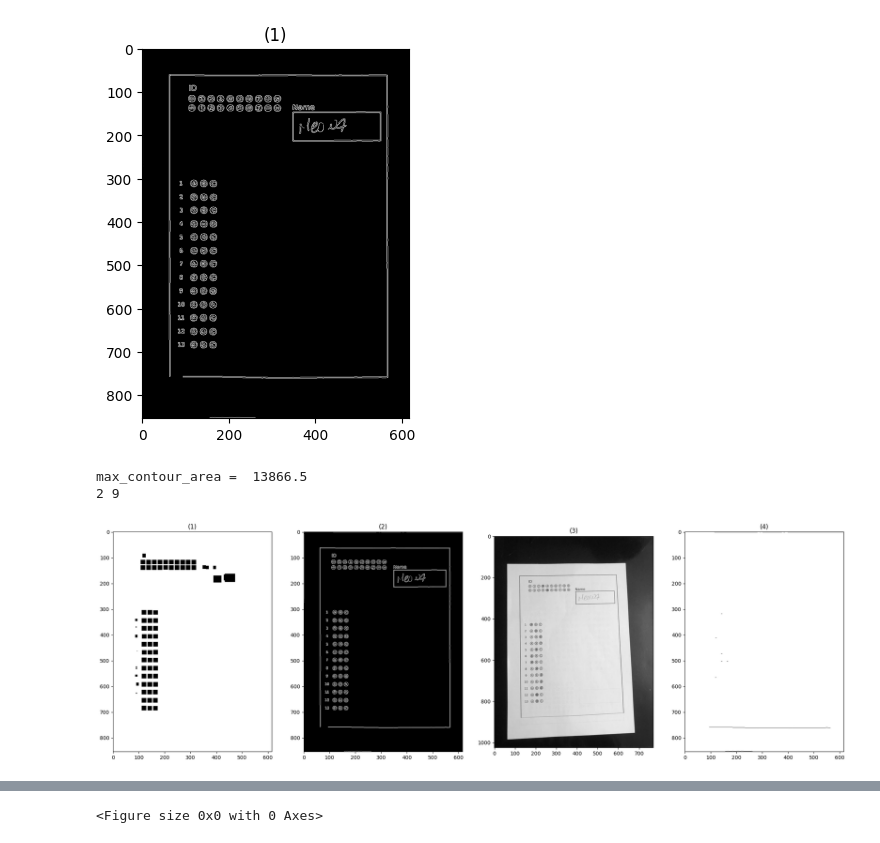
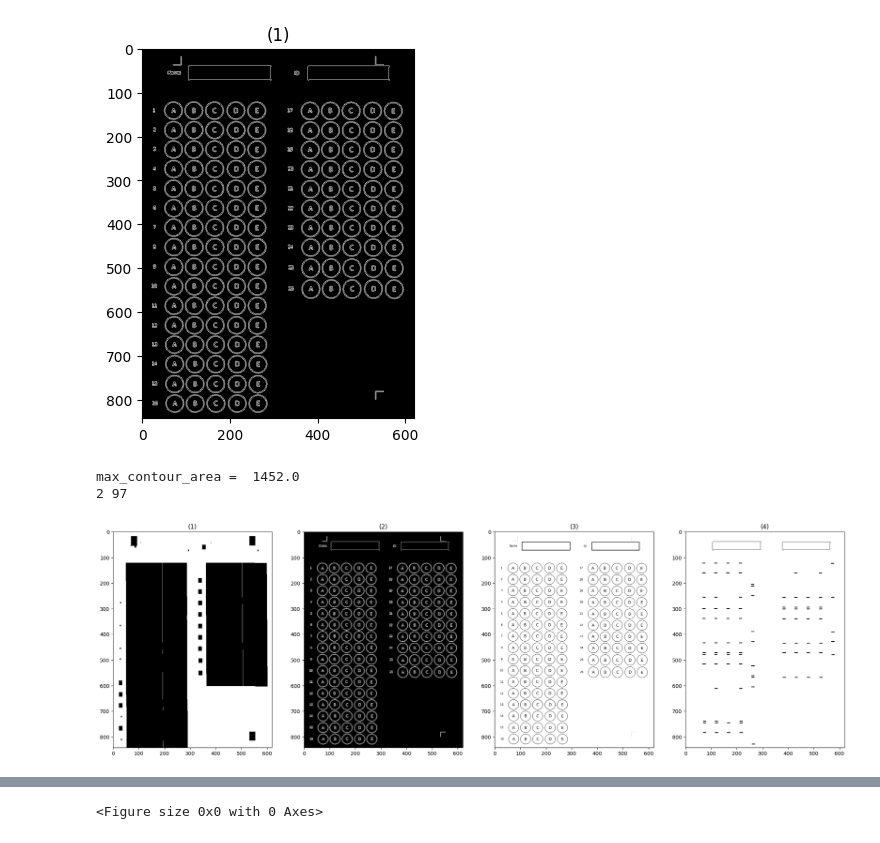
Before and after one commit to ZiadSheriif/Sa7a7LY, a Jupyter notebook: BubbleSheet/final.ipynb, the cells around one changed output, grey strips where cells are left out. Drawn from its saved outputs; the diff is of its cells as text; code cells hidden in the pictures.

```diff
--- a/BubbleSheet/final.ipynb
+++ b/BubbleSheet/final.ipynb
@@ -27,9 +27,9 @@ import pandas as pd
 # # read image 1.jpg
 # img = cv.imread('dataset/inputs/Five0.png',0)
 # read image 1.jpg
-img = cv.imread('dataset/1/4dc7740c-2781-49c5-8f91-bb59b4d92bc8.jpg',0) #
+# img = cv.imread('dataset/1/4dc7740c-2781-49c5-8f91-bb59b4d92bc8.jpg',0) #
 # img = cv.imread('dataset/1/IMG_6234.JPG',0)
-# img = cv.imread('dataset/Bubble_Data/2.jpg',0)
+img = cv.imread('dataset/Bubble_Data/Five.png',0)
 # colored_img = cv.imread('datasets/dataset_module1/01.jpg')
 # img = cv.imread('datasets/dataset_module1/11.jpg',0)
 
@@ -89,7 +89,8 @@ min_valid_contour_area = maxCountourArea
 final_contour = c
 for contour in sorted_contours:
     contour_area = cv.contourArea(contour)
-    if contour_area > 0.4 * image_area and contour_area < min_valid_contour_area:
+    peri = cv.arcLength(contour, True)
+    if contour_area > 0.4 * image_area and contour_area < min_valid_contour_area and len(cv.approxPolyDP(contour, 0.04 * peri, True)) == 4:
         min_valid_contour_area = contour_area
         final_contour = contour
 c = final_contour
@@ -171,7 +165,7 @@ cannyEdges = cannyEdge(transormedImg)
 
 show_images([cannyEdges])
 # %% [output]
-[figure, old version]
+[figure, new version]
 # %%
 # Finding Contours
 # Use a copy of the image e.g. edged.copy()
@@ -179,38 +173,38 @@ show_images([cannyEdges])
 img_cpy = transormedImg.copy()
 img_cpy = cv.adaptiveThreshold(img_cpy,255,cv.ADAPTIVE_THRESH_GAUSSIAN_C,cv.THRESH_BINARY,59,3)
 contours, hierarchy = cv.findContours(cannyEdges, cv.RETR_TREE,cv.CHAIN_APPROX_SIMPLE)
 
 white_img_contours = np.ones(img_cpy.shape)
 white_img_contours_IDBox = np.ones(img_cpy.shape)
 TwoBox = []
 all_id_boxs = []
 sorted_contours = sorted(contours, key=cv.contourArea)
 count_boxes =0;
 
 max_contour = max(contours, key = cv.contourArea)
 max_contour_area = cv.contourArea(max_contour)
 print("max_contour_area = ",max_contour_area)
 for contour in sorted_contours:
     x,y,w,h = cv.boundingRect(contour)
     if w/h >= 0.8 and w/h <=1.3 and (cannyEdges.shape[0] * cannyEdges.shape[1] * 0.01) > w*h:
         #print("here")
-        cv.rectangle(white_img_contours, (x,y), (x+w,y+h), (0, 0, 0), -1)
+        cv.rectangle(white_img_contours, (x,y), (round(x+1.1*w),round(y+1.7*h)), (0, 0, 0), -1)
 #         cv.fillPoly(white_img_contours, pts =[contour], color=(0,0,0))
-    elif w/h > 4 and (cannyEdges.shape[0] * cannyEdges.shape[1] * 0.1) > w*h:
+    elif w/h > 4 and (cannyEdges.shape[0] * cannyEdges.shape[1] * 0.2) > w*h:
         cv.fillPoly(white_img_contours_IDBox, pts =[contour], color=(0,0,0))
         all_id_boxs.append((x,y,w,h))
         if(count_boxes <2):
             TwoBox.append((x,y,w,h))
         count_boxes += 1
 TwoBox = all_id_boxs[0:2]
 print(len(TwoBox),len(all_id_boxs))
 # cv.fillPoly(white_img_contours_IDBox, pts =[TwoBox[0]], color=(0,0,0))
 # cv.fillPoly(white_img_contours_IDBox, pts =[TwoBox[1]], color=(0,0,0))
 show_images([white_img_contours,cannyEdges,img,white_img_contours_IDBox])
 # %% [output]
-max_contour_area =  13866.5
-2 9
+max_contour_area =  1452.0
+2 97
-[figure, old version]
+[figure, new version]
 # %%
 # Extract Boxes of Name and ID
 
```
Also changed, not shown: parts of 15 cells of this notebook, 34 other files.
